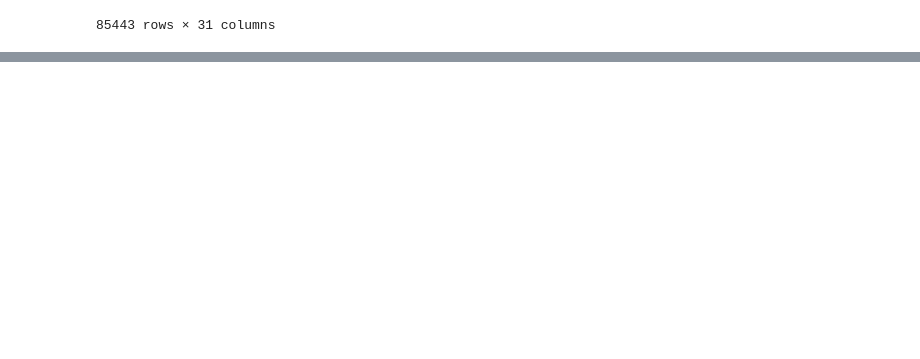
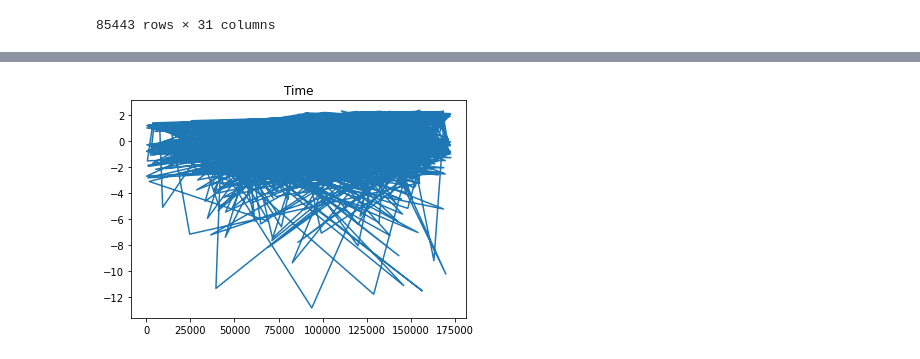
Before and after one commit to kamuma03/Fraud-Detection-Project, a Jupyter notebook: Data Analysis.ipynb, the cells around one changed output, grey strips where cells are left out. Drawn from its saved outputs; the diff is of its cells as text; code cells hidden in the pictures; blank space fills up the shorter version.

```diff
--- a/Data Analysis.ipynb
+++ b/Data Analysis.ipynb
@@ -34,3 +80,10 @@ cc_test_df
+# %%
+fig = plt.figure()
+plt.plot(cc_train_df["V1"].head(2000))
+plt.title("Time")
+fig.show()
+# %% [output]
+[figure, added]
 # %%
 # Changed the index to the time stamp of the
 
```
Also changed, not shown: parts of 3 cells of this notebook.
